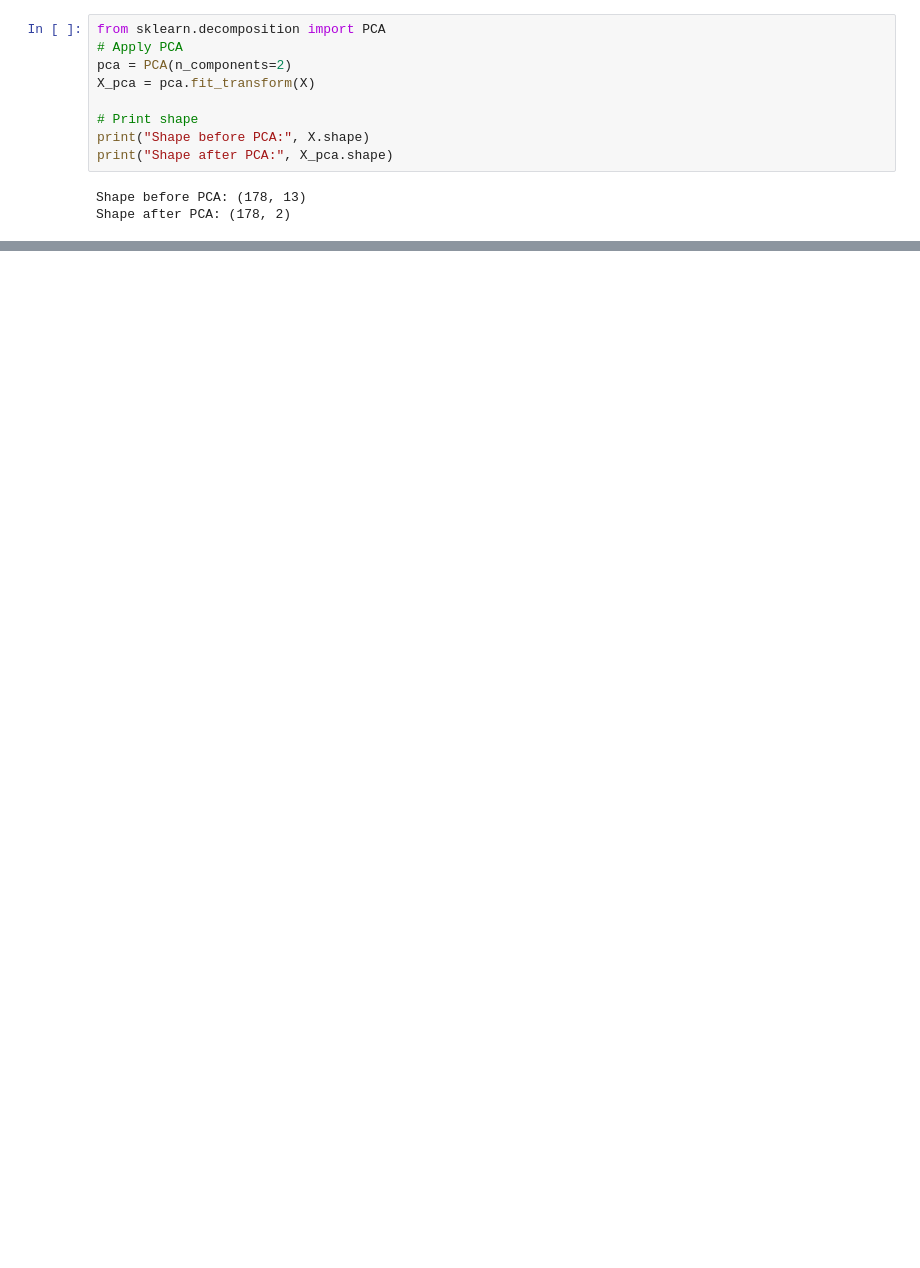
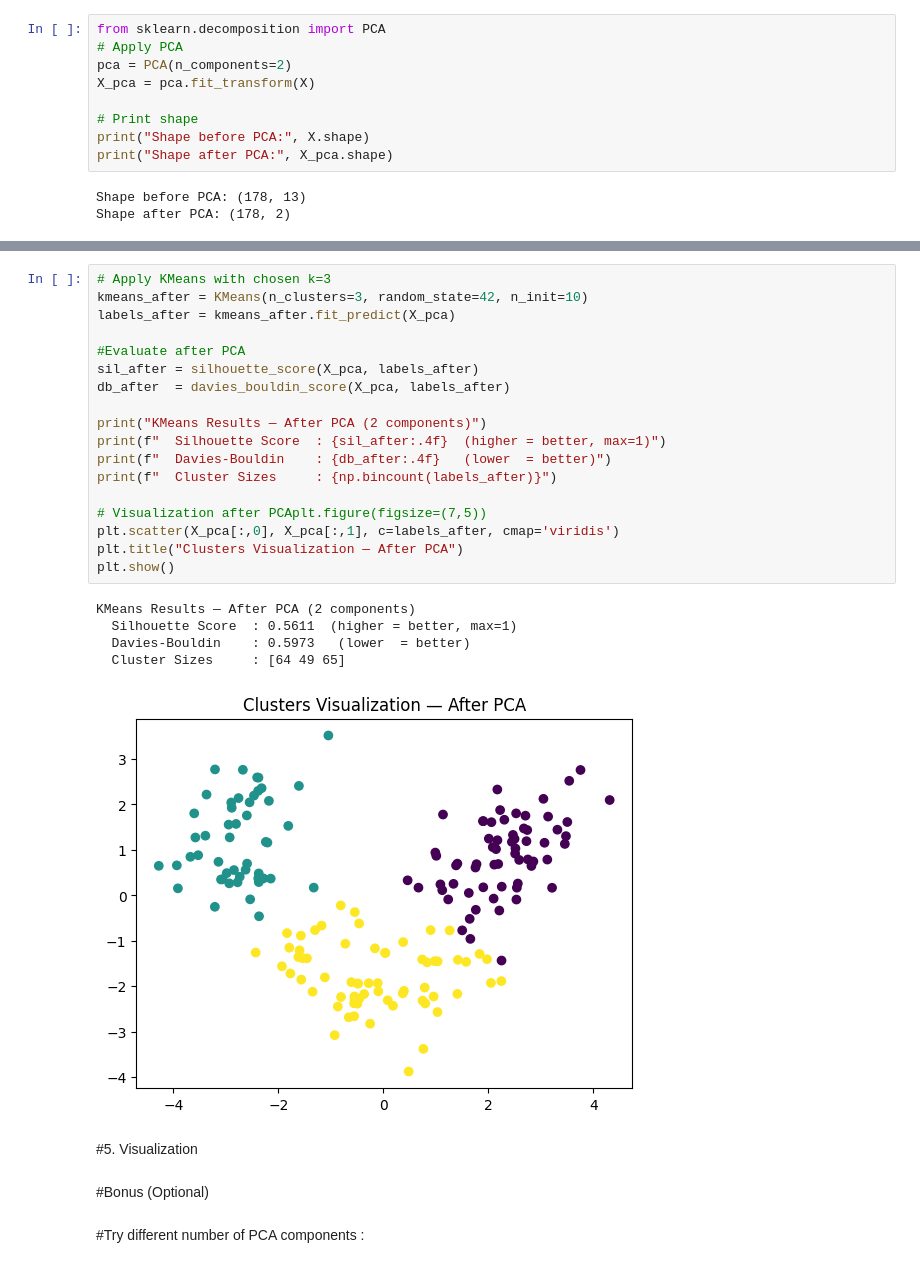
Before and after one commit to EngMohamed-op/Evaluating-Clustering-Before-and-After-PCA, a Jupyter notebook: Clustering_Before_and_After_PCA.ipynb, the cells around one changed output, grey strips where cells are left out. Saved outputs shown, nothing was run; the diff lists cells and outputs as text; blank space fills up the shorter version.

```diff
--- a/Clustering_Before_and_After_PCA.ipynb
+++ b/Clustering_Before_and_After_PCA.ipynb
@@ -67,0 +155,30 @@ Shape after PCA: (178, 2)
+# %%
+# Apply KMeans with chosen k=3
+kmeans_after = KMeans(n_clusters=3, random_state=42, n_init=10)
+labels_after = kmeans_after.fit_predict(X_pca)
+
+#Evaluate after PCA
+sil_after = silhouette_score(X_pca, labels_after)
+db_after  = davies_bouldin_score(X_pca, labels_after)
+
+print("KMeans Results — After PCA (2 components)")
+print(f"  Silhouette Score  : {sil_after:.4f}  (higher = better, max=1)")
+print(f"  Davies-Bouldin    : {db_after:.4f}   (lower  = better)")
+print(f"  Cluster Sizes     : {np.bincount(labels_after)}")
+
+# Visualization after PCAplt.figure(figsize=(7,5))
+plt.scatter(X_pca[:,0], X_pca[:,1], c=labels_after, cmap='viridis')
+plt.title("Clusters Visualization — After PCA")
+plt.show()
+# %% [output]
+KMeans Results — After PCA (2 components)
+  Silhouette Score  : 0.5611  (higher = better, max=1)
+  Davies-Bouldin    : 0.5973   (lower  = better)
+  Cluster Sizes     : [64 49 65]
+[figure, added]
+# %% [markdown]
+#5. Visualization
+# %% [markdown]
+#Bonus (Optional)
+# %% [markdown]
+#Try different number of PCA components :
```
Also changed, not shown: parts of 17 cells of this notebook.
